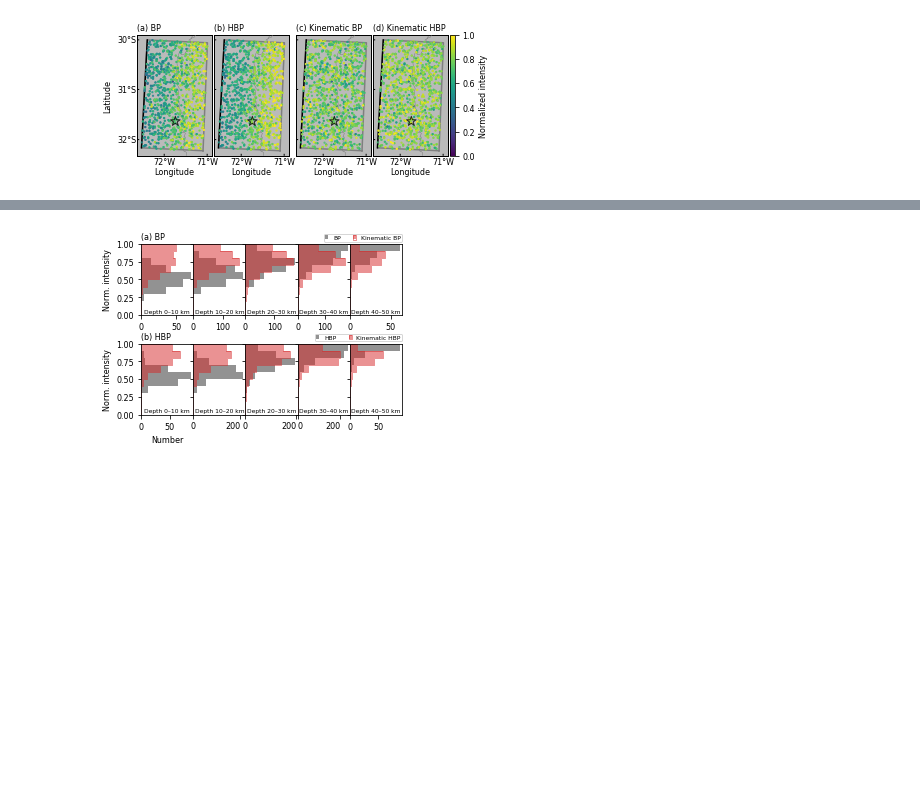
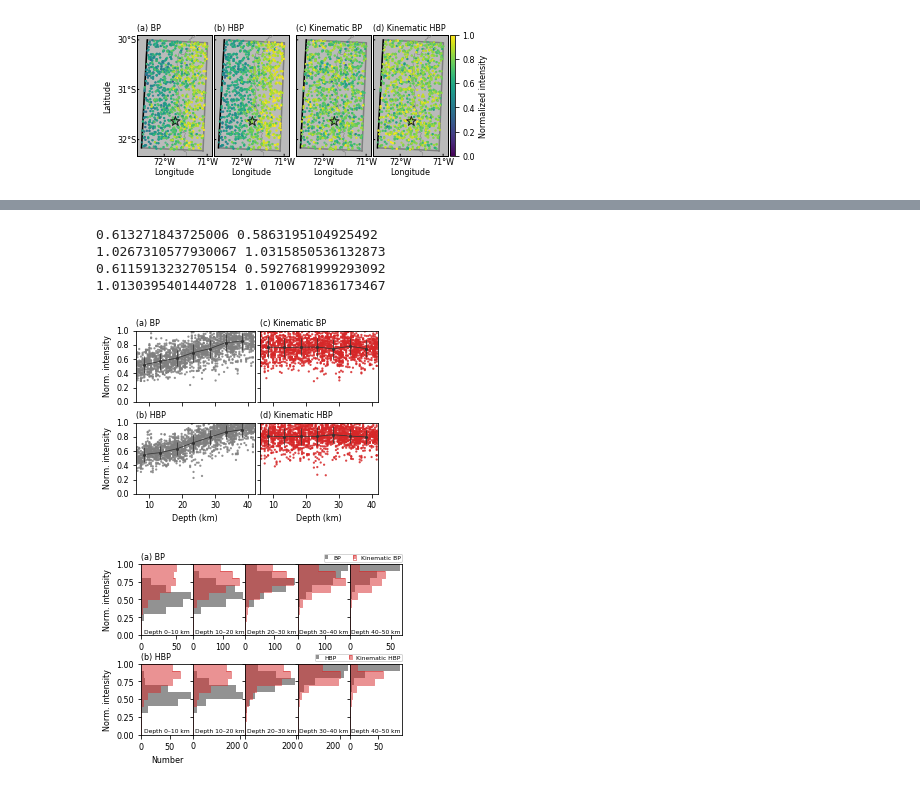
Before and after one commit to rokuwaki/KinematicBackprojection, a Jupyter notebook: fig.ipynb, the cells around one changed output, grey strips where cells are left out. Drawn from its saved outputs; the diff is of its cells as text; code cells hidden in the pictures; blank space fills up the shorter version.

```diff
--- a/fig.ipynb
+++ b/fig.ipynb
@@ -276,3 +227,82 @@ plt.show()
+# %%
+mpl.rc('font', size=8)
+def DipSignalFig(ax, data, scflag, colorflag):
+    data=np.loadtxt(data)
+    strike=(data[:,0]-32)*2.0; dep=25.0-(data[:,1]-34)*2.0*np.sin(15.0*np.pi/180.0)
+    dip = (data[:, 1] - 34)*2.0
+    lat=data[:,2]; lon=data[:,3]; signal=data[:,4]; i=data[:,5]
+    if scflag == 1:
+        axp=ax.get_position()
+    if colorflag == 0:
+        facecolor='C7'
+    else:
+        facecolor='C3'
+    sc=ax.scatter(dep,signal,facecolor=facecolor,s=5,alpha=pointalpha,edgecolors='none')
+
+
+    nbins=np.arange(min(dep), max(dep), 5)
+#    nbins=np.arange(5, 50, 10)
+#    n, _ = np.histogram(dep, bins=nbins)
+#    sy, _ = np.histogram(dep, bins=nbins, weights=signal)
+#    sy2, _ = np.histogram(dep, bins=nbins, weights=signal*signal)
+#    print(sy, n)
+#    mean = sy / n
+#    std = np.sqrt(sy2/n - mean*mean)
+#    print(std)
+#    ax.errorbar((_[1:] + _[:-1])/2, mean, yerr=std, lw=1, color='C0', fmt='o-', ms=2)
+#    print(min(mean), max(mean), min(mean)/max(mean)*100)
+
+    bin_median, bin_edges, binnumber = binned_statistic(dep, signal, statistic='median', bins=nbins)
+    bin_mean, bin_edges, binnumber = binned_statistic(dep, signal, statistic='mean', bins=nbins)
+    bin_sum, bin_edges, binnumber = binned_statistic(dep, signal**2.0, statistic='sum', bins=nbins)
+    bin_count, bin_edges, binnumber = binned_statistic(dep, signal, statistic='count', bins=nbins)
+    std=np.sqrt(bin_sum / bin_count - bin_mean**2.0)
+    ax.errorbar((bin_edges[1:] + bin_edges[:-1])/2, bin_mean, yerr=std, lw=0.75, color='#333333', fmt='o-', ms=2)
+    print(bin_mean[0] / bin_mean[6], bin_median[0] / bin_median[6])
+
+    ax.set_xlim([min(dep), max(dep)])
+    ax.set_yticks(np.linspace(0, 1, 6))
+    ax.set_ylim([0,1])
+
+fig=plt.figure(figsize=(6.9, 6.9))
+ax1=fig.add_axes([0.2,0.6,0.5*(3.3/6.9),0.3*(3.3/6.9)])
+axp1=ax1.get_position()
+DipSignalFig(ax1, 'data/SynSourceMain/BP0_0.5_2.0_NthRoot1.0/signal_at_point_norm.all.txt', 0, 0)
+ax1.set_xticklabels([])
+ax1.set_xlabel('')
+ax1.set_ylabel("Norm. intensity")
+
+ax2=fig.add_axes([axp1.x1+0.01, axp1.y0, axp1.x1-axp1.x0, axp1.y1-axp1.y0])
+axp2=ax2.get_position()
+DipSignalFig(ax2, 'data/SynSourceMain/BP1_0.5_2.0_NthRoot1.0/signal_at_point_norm.all.txt', 0, 1)
+ax2.set_xticklabels([])
+ax2.set_yticklabels([])
+
+ax3=fig.add_axes([axp1.x0, axp1.y0-0.185, axp1.x1-axp1.x0, axp1.y1-axp1.y0])
+axp3=ax3.get_position()
+DipSignalFig(ax3, 'data/SynSourceMain/HBP0_0.5_2.0_NthRoot1.0/signal_at_point_norm.all.txt', 0, 0)
+ax3.set_xlabel("Depth (km)")
+ax3.set_ylabel("Norm. intensity")
+
+ax4=fig.add_axes([axp2.x0, axp3.y0, axp1.x1-axp1.x0, axp1.y1-axp1.y0])
+axp4=ax4.get_position()
+DipSignalFig(ax4, 'data/SynSourceMain/HBP1_0.5_2.0_NthRoot1.0/signal_at_point_norm.all.txt', 1, 1)
+ax4.set_yticklabels([])
+ax4.set_xlabel("Depth (km)")
+
+fig.text(axp1.x0, axp1.y1+0.005, '(a) BP', ha='left', va='bottom')
+fig.text(axp2.x0, axp2.y1+0.005, '(c) Kinematic BP', ha='left', va='bottom')
+fig.text(axp3.x0, axp3.y1+0.005, '(b) HBP', ha='left', va='bottom')
+fig.text(axp4.x0, axp4.y1+0.005, '(d) Kinematic HBP', ha='left', va='bottom')
+
+plt.savefig("fig/depthR1.pdf", bbox_inches="tight", pad_inches=0.1)
+plt.show()
+# %% [output]
+0.613271843725006 0.5863195104925492
+1.0267310577930067 1.0315850536132873
+0.6115913232705154 0.5927681999293092
+1.0130395401440728 1.0100671836173467
+[figure, added]
 # %%
 mpl.rc('font', size=initfontsize)
 def SignalHistDepth(ax, datapath1, datapath2, label1, label2, flag):
```
Also changed, not shown: parts of 4 cells of this notebook.
